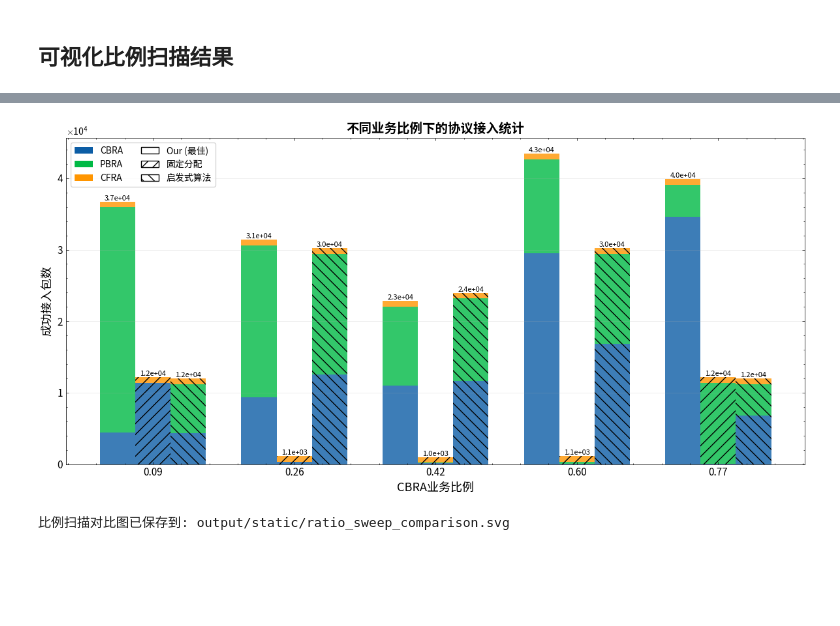
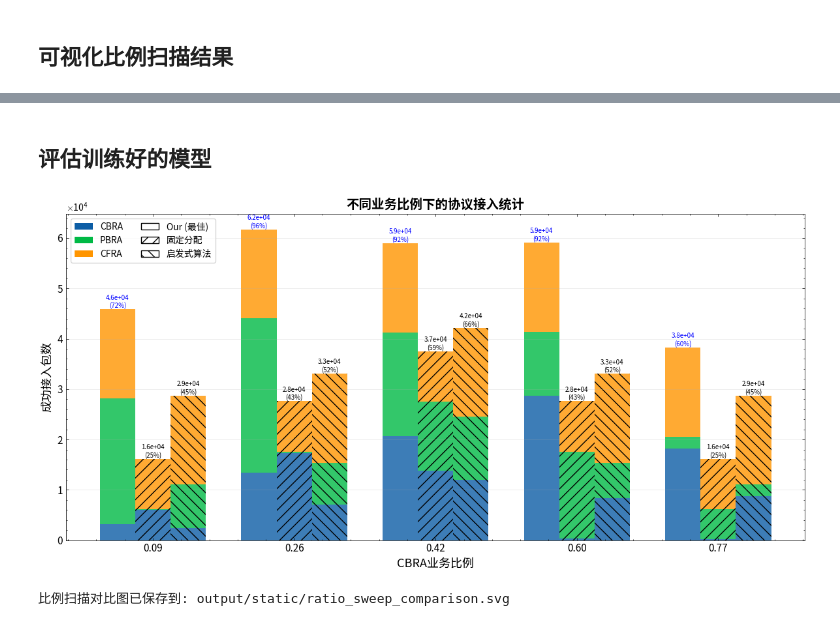
Before and after one commit to AnnLIU15/hppo-mac, a Jupyter notebook: static_ratio_sweep.ipynb, the cells around one changed output, grey strips where cells are left out. Cells and saved outputs as stored; diff of their text form; code cells hidden in the pictures; blank space fills up the shorter version.

```diff
--- a/static_ratio_sweep.ipynb
+++ b/static_ratio_sweep.ipynb
@@ -172,7 +173,7 @@ Loaded configuration from conf\default.yaml
 ## 执行比例扫描训练
 # %%
 # 全局结果存储
-all_scenarios_results = OrderedDict()
+all_train_results = OrderedDict()  # 存储训练结果
 
 print(f"\n{'='*80}")
 print(f"开始批量训练 {len(ratio_sweep_configs)} 个比例扫描场景")
@@ -181,7 +182,8 @@ print(f"{'='*80}\n")
 for idx, (label, sim_config) in enumerate(ratio_sweep_configs):
     print(f"\n[{idx+1}/{len(ratio_sweep_configs)}] 当前场景: {label}")
     try:
-        result = train_and_evaluate_scenario(
+        # 训练模型
+        train_result = train_scenario(
             scenario_name=label,
             sim_config=sim_config,
             env_config=env_config,
@@ -189,27 +191,25 @@ for idx, (label, sim_config) in enumerate(ratio_sweep_configs):
             build_env_func=build_gym_env,
             build_modules_func=build_hppo_modules,
             train_func=train_hppo,
-            run_episode_func=run_episode,
             logger=my_logger,
             num_envs=num_envs,
             env_backend=env_backend,
-            num_episodes=20,
             seed=seed
         )
-        all_scenarios_results[label] = result
+
+        all_train_results[label] = train_result
+        print(f"✓ 场景 {label} 训练完成")
+
     except Exception as e:
-        print(f"场景 {label} 训练失败: {e}")
+        print(f"✗ 场景 {label} 训练失败: {e}")
         import traceback
         traceback.print_exc()
         continue
 
 print(f"\n{'='*80}")
 print(f"所有场景训练完成!")
-print(f"成功训练场景数: {len(all_scenarios_results)}/{len(ratio_sweep_configs)}")
+print(f"成功训练场景数: {len(all_train_results)}/{len(ratio_sweep_configs)}")
 print(f"{'='*80}")
-
-# 显示结果摘要
-print_results_summary(all_scenarios_results)
 # %% [output]
 ================================================================================
 开始批量训练 5 个比例扫描场景
@@ -321,3 +400,5 @@ config 2
+# %% [markdown]
+## 评估训练好的模型
 # %%
 def plot_ratio_sweep_results():
     """绘制比例扫描实验结果 - 单图柱状图，X轴为比例，Legend为策略"""
@@ -328,12 +409,15 @@ def plot_ratio_sweep_results():
     ppo_cbra = []
     ppo_pbra = []
     ppo_cfra = []
+    ppo_theo = []
     fixed_cbra = []
     fixed_pbra = []
     fixed_cfra = []
+    fixed_theo = []
     heuristic_cbra = []
     heuristic_pbra = []
     heuristic_cfra = []
+    heuristic_theo = []
 
     for scenario_name, result in all_scenarios_results.items():
         if scenario_name.startswith("RatioSweep"):
@@ -342,20 +426,32 @@ def plot_ratio_sweep_results():
 
             cbra_ratios.append(cbra_ratio)
 
-            # PPO最佳模型
-            ppo_cbra.append(result['eval_results_best']['eval_success_cbra'])
-            ppo_pbra.append(result['eval_results_best']['eval_success_pbra'])
-            ppo_cfra.append(result['eval_results_best']['eval_success_cfra'])
+            # PPO最佳模型 (选择 best 或 last 中总成功数更高的)
+            best_total_succ = (result['eval_results_best']['eval_success_cbra'] +
+                             result['eval_results_best']['eval_success_pbra'] +
+                             result['eval_results_best']['eval_success_cfra'])
+            last_total_succ = (result['eval_results_last']['eval_success_cbra'] +
+                             result['eval_results_last']['eval_success_pbra'] +
+                             result['eval_results_last']['eval_success_cfra'])
+            ppo_choice = 'eval_results_best' if best_total_succ >= last_total_succ else 'eval_results_last'
+
+            # PPO结果
+            ppo_cbra.append(result[ppo_choice]['eval_success_cbra'])
+            ppo_pbra.append(result[ppo_choice]['eval_success_pbra'])
+            ppo_cfra.append(result[ppo_choice]['eval_success_cfra'])
+            ppo_theo.append(result[ppo_choice].get('eval_theoretical_optimal', 0))
 
             # 固定分配
             fixed_cbra.append(result['baseline_results']['固定分配']['success_cbra'])
             fixed_pbra.append(result['baseline_results']['固定分配']['success_pbra'])
             fixed_cfra.append(result['baseline_results']['固定分配']['success_cfra'])
+            fixed_theo.append(result['baseline_results']['固定分配'].get('theoretical_optimal', 0))
 
             # 启发式算法
             heuristic_cbra.append(result['baseline_results']['启发式算法']['success_cbra'])
             heuristic_pbra.append(result['baseline_results']['启发式算法']['success_pbra'])
             heuristic_cfra.append(result['baseline_results']['启发式算法']['success_cfra'])
+            heuristic_theo.append(result['baseline_results']['启发式算法'].get('theoretical_optimal', 0))
 
     # 排序
     sorted_indices = np.argsort(cbra_ratios)
@@ -363,14 +459,17 @@ def plot_ratio_sweep_results():
     ppo_cbra = np.array(ppo_cbra)[sorted_indices]
     ppo_pbra = np.array(ppo_pbra)[sorted_indices]
     ppo_cfra = np.array(ppo_cfra)[sorted_indices]
+    ppo_theo = np.array(ppo_theo)[sorted_indices]
     fixed_cbra = np.array(fixed_cbra)[sorted_indices]
     fixed_pbra = np.array(fixed_pbra)[sorted_indices]
     fixed_cfra = np.array(fixed_cfra)[sorted_indices]
+    fixed_theo = np.array(fixed_theo)[sorted_indices]
     heuristic_cbra = np.array(heuristic_cbra)[sorted_indices]
     heuristic_pbra = np.array(heuristic_pbra)[sorted_indices]
     heuristic_cfra = np.array(heuristic_cfra)[sorted_indices]
+    heuristic_theo = np.array(heuristic_theo)[sorted_indices]
 
-    # 计算总数和成功率
+    # 计算总数
     ppo_total = ppo_cbra + ppo_pbra + ppo_cfra
     fixed_total = fixed_cbra + fixed_pbra + fixed_cfra
     heuristic_total = heuristic_cbra + heuristic_pbra + heuristic_cfra
@@ -385,9 +484,9 @@ def plot_ratio_sweep_results():
 
     # 绘制三组堆叠柱状图
     # Our (最佳)
-    p1_cbra = ax.bar(x - width, ppo_cbra, width, label='Our-CBRA', alpha=0.8, color='C0')
-    p1_pbra = ax.bar(x - width, ppo_pbra, width, bottom=ppo_cbra, label='Our-PBRA', alpha=0.8, color='C1')
-    p1_cfra = ax.bar(x - width, ppo_cfra, width, bottom=ppo_cbra+ppo_pbra, label='Our-CFRA', alpha=0.8, color='C2')
+    p1_cbra = ax.bar(x - width, ppo_cbra, width, alpha=0.8, color='C0')
+    p1_pbra = ax.bar(x - width, ppo_pbra, width, bottom=ppo_cbra, alpha=0.8, color='C1')
+    p1_cfra = ax.bar(x - width, ppo_cfra, width, bottom=ppo_cbra+ppo_pbra, alpha=0.8, color='C2')
 
     # 固定分配
     p2_cbra = ax.bar(x, fixed_cbra, width, alpha=0.8, color='C0', hatch='//')
@@ -399,46 +498,50 @@ def plot_ratio_sweep_results():
     p3_pbra = ax.bar(x + width, heuristic_pbra, width, bottom=heuristic_cbra, alpha=0.8, color='C1', hatch='\\\\')
     p3_cfra = ax.bar(x + width, heuristic_cfra, width, bottom=heuristic_cbra+heuristic_pbra, alpha=0.8, color='C2', hatch='\\\\')
 
-    # 在柱子上显示总成功率（基于总到达量）
+    # 标注总数和达最优率
     for i in range(len(cbra_ratios)):
-        # 假设到达量与成功量的比例可以反映成功率
-        # 这里简单地在柱子顶部显示总包数的科学计数法
-        ax.text(i - width, ppo_total[i], f'{ppo_total[i]:.1e}',
-               ha='center', va='bottom', fontsize=8, rotation=0)
-        ax.text(i, fixed_total[i], f'{fixed_total[i]:.1e}',
-               ha='center', va='bottom', fontsize=8, rotation=0)
-        ax.text(i + width, heuristic_total[i], f'{heuristic_total[i]:.1e}',
-               ha='center', va='bottom', fontsize=8, rotation=0)
+        if ppo_total[i] > 0:
+            theo_rate = (ppo_total[i] / ppo_theo[i] * 100) if ppo_theo[i] > 0 else 0
+            ax.text(i - width, ppo_total[i], f'{ppo_total[i]:.1e}\n({theo_rate:.0f}%)',
+                   ha='center', va='bottom', fontsize=7, color='blue')
+        if fixed_total[i] > 0:
+            theo_rate = (fixed_total[i] / fixed_theo[i] * 100) if fixed_theo[i] > 0 else 0
+            ax.text(i, fixed_total[i], f'{fixed_total[i]:.1e}\n({theo_rate:.0f}%)',
+                   ha='center', va='bottom', fontsize=7)
+        if heuristic_total[i] > 0:
+            theo_rate = (heuristic_total[i] / heuristic_theo[i] * 100) if heuristic_theo[i] > 0 else 0
+            ax.text(i + width, heuristic_total[i], f'{heuristic_total[i]:.1e}\n({theo_rate:.0f}%)',
+                   ha='center', va='bottom', fontsize=7)
 
     ax.set_xlabel('CBRA业务比例', fontsize=13)
     ax.set_ylabel('成功接入包数', fontsize=13)
     ax.set_title('不同业务比例下的协议接入统计', fontsize=14, fontweight='bold')
     ax.set_xticks(x)
     ax.set_xticklabels([f'{r:.2f}' for r in cbra_ratios], fontsize=10)
 
     # 创建自定义图例
     from matplotlib.patches import Patch
     legend_elements = [
         Patch(facecolor='C0', label='CBRA'),
         Patch(facecolor='C1', label='PBRA'),
         Patch(facecolor='C2', label='CFRA'),
         Patch(facecolor='white', edgecolor='black', label='Our (最佳)'),
         Patch(facecolor='white', edgecolor='black', hatch='//', label='固定分配'),
         Patch(facecolor='white', edgecolor='black', hatch='\\\\', label='启发式算法'),
     ]
     ax.legend(handles=legend_elements, fontsize=10, frameon=True, loc='upper left', ncol=2)
 
     ax.tick_params(labelsize=11)
     ax.ticklabel_format(style='scientific', axis='y', scilimits=(0,0))
     ax.grid(True, alpha=0.3, axis='y')
 
     plt.tight_layout()
     plt.savefig("output/static/ratio_sweep_comparison.svg", bbox_inches='tight', dpi=300)
     plt.show()
     print("比例扫描对比图已保存到: output/static/ratio_sweep_comparison.svg")
 
 # 绘制结果
 plot_ratio_sweep_results()
 # %% [output]
-[figure, old version]
+[figure, new version]
 比例扫描对比图已保存到: output/static/ratio_sweep_comparison.svg
```
Also changed, not shown: parts of 7 cells of this notebook, 8 other files.
